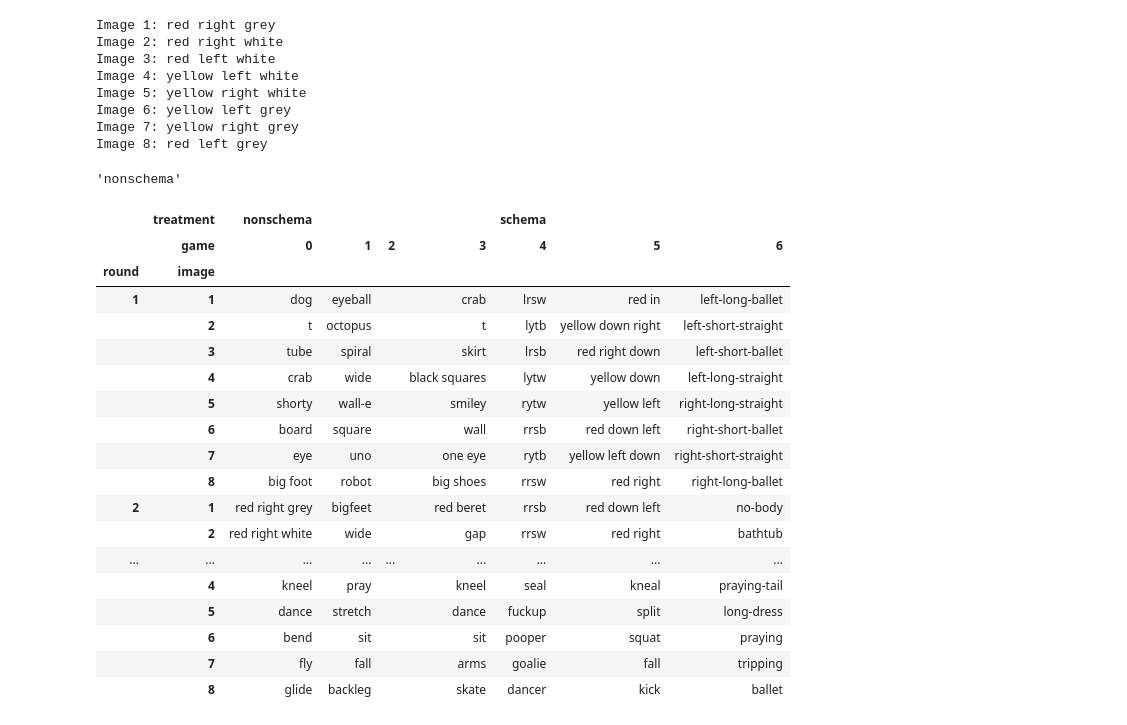
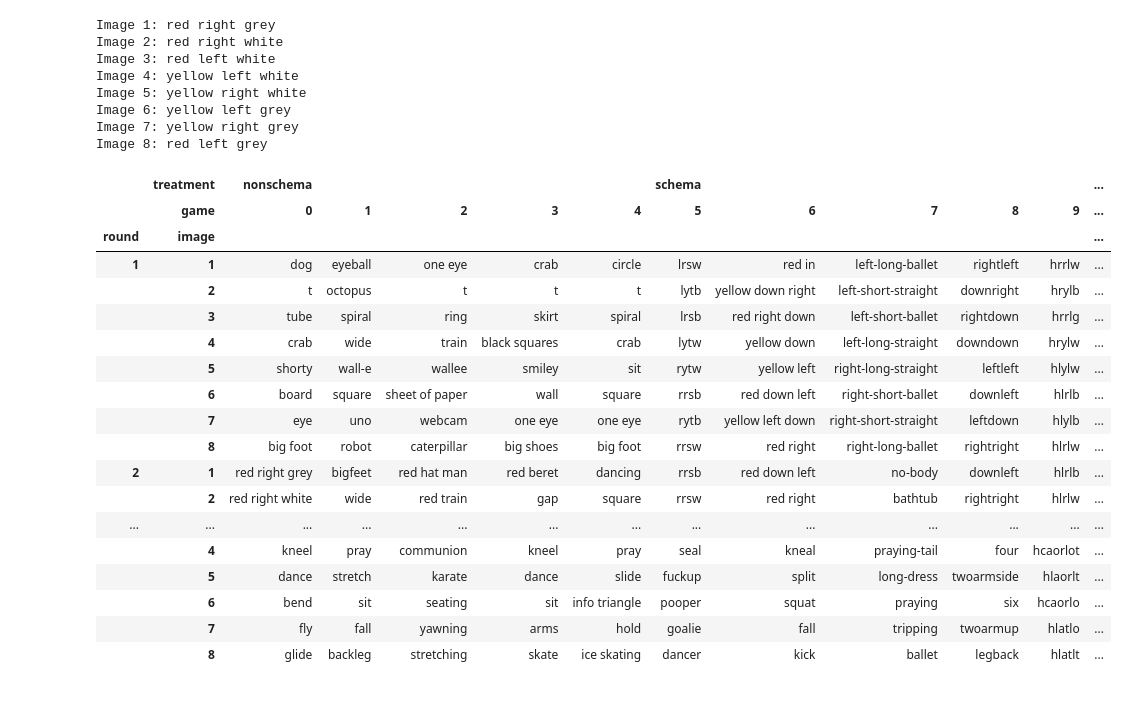
Before and after one commit to JamesPHoughton/organizational-schema-formation, a Jupyter notebook: data/analysis.ipynb, the cells around one changed output. Drawn from its saved outputs; the diff is of its cells as text; code cells hidden in the pictures.

```diff
--- a/data/analysis.ipynb
+++ b/data/analysis.ipynb
@@ -31,14 +31,19 @@ import pandas as pd
 import re
 # %%
 # read science data line by line, parse json, and store in a list
-filename = 'batch_20240411_1440_MITMBA.scienceData.jsonl'
+# filename = 'batch_20240411_1440_MITMBA.scienceData.jsonl'
+# filename = 'batch_20240416_1753_MITMBA.scienceData.jsonl'
+filenames = [
+    "batch_20240411_1440_MITMBA.scienceData.jsonl",
+    "batch_20240416_1753_MITMBA.scienceData.jsonl"
+]
 data = []
-
-with open(filename) as f:
-    for line in f:
-        parsed = json.loads(line)
-        if parsed['sampleId'] != 'missing':
-            data.append(parsed)
+for filename in filenames:
+    with open(filename) as f:
+        for line in f:
+            parsed = json.loads(line)
+            if parsed['sampleId'] != 'missing':
+                data.append(parsed)
 
 sorted_data = sorted(data, key=lambda x: x['treatment']['name']+x['gameId'])
 
@@ -215,6 +265,11 @@ labeling_stages = [label for label in submit_times.columns if 'labeling' in labe
 
 for i, row in submit_times.iterrows():
     plt.plot(row[labeling_stages], c=('blue' if i[0] == 'nonschema' else 'red'), alpha=0.5, label=f"{i[0]}")
+    if i[2] % 2 == 0:
+        plt.annotate(
+            f"{i[1]}", (len(labeling_stages)-1, row[labeling_stages[-1]]),
+            xycoords="data", ha='left', va='center'
+            )
 
 plt.xticks(rotation=90)
 plt.ylim(0, 600)
@@ -251,52 +306,49 @@ Image 5: yellow right white
 Image 6: yellow left grey
 Image 7: yellow right grey
 Image 8: red left grey
-# %%
-data[0]['treatment']["name"]
-# %% [output]
-'nonschema'
 # %%
 def extract_word(cell):
-    return str(cell).split(":")[1].strip().lower()
+    return str(re.sub(r"\d", "", str(cell).replace("Image", "")).replace(":", "").strip().lower())
+    # return str(cell).split(":")[1].strip().lower()
 
     # pattern = r"Image \d+:\s*(\w+\s)\s*"
     # match = re.search(pattern, str(cell), re.IGNORECASE)
     # return match.group(1) if match else cell
 
 labels_collector = []
 for row in data:
     row_labels = {}
     for key, d in row['prompts'].items():
         if 'labeling' in key:
             round = key.split('_')[2]
             round_labels = [extract_word(line) for line in d['value'].split("\n") if len(line.strip()) > 0]
             for i, label in enumerate(round_labels):
                 row_labels[(round, i+1)] = label
     labels_collector.append(row_labels)
 labels = pd.DataFrame(labels_collector, index=index).T
 labels.index = pd.MultiIndex.from_tuples(labels.index, names=['round', 'image'])
 labels = labels.T.groupby(level=["treatment", "game"]).first().T
 labels
 # %% [output]
-|  | treatment | nonschema |  |  |  | schema |  |  |
-|  | game | 0 | 1 | 2 | 3 | 4 | 5 | 6 |
-| round | image |  |  |  |  |  |  |  |
-| 1 | 1 | dog | eyeball |  | crab | lrsw | red in | left-long-ballet |
-|  | 2 | t | octopus |  | t | lytb | yellow down right | left-short-straight |
-|  | 3 | tube | spiral |  | skirt | lrsb | red right down | left-short-ballet |
-|  | 4 | crab | wide |  | black squares | lytw | yellow down | left-long-straight |
-|  | 5 | shorty | wall-e |  | smiley | rytw | yellow left | right-long-straight |
-|  | 6 | board | square |  | wall | rrsb | red down left | right-short-ballet |
-|  | 7 | eye | uno |  | one eye | rytb | yellow left down | right-short-straight |
-|  | 8 | big foot | robot |  | big shoes | rrsw | red right | right-long-ballet |
-| 2 | 1 | red right grey | bigfeet |  | red beret | rrsb | red down left | no-body |
-|  | 2 | red right white | wide |  | gap | rrsw | red right | bathtub |
-| ... | ... | ... | ... | ... | ... | ... | ... | ... |
-|  | 4 | kneel | pray |  | kneel | seal | kneal | praying-tail |
-|  | 5 | dance | stretch |  | dance | fuckup | split | long-dress |
-|  | 6 | bend | sit |  | sit | pooper | squat | praying |
-|  | 7 | fly | fall |  | arms | goalie | fall | tripping |
-|  | 8 | glide | backleg |  | skate | dancer | kick | ballet |
+|  | treatment | nonschema |  |  |  |  | schema |  |  |  |  | ... |
+|  | game | 0 | 1 | 2 | 3 | 4 | 5 | 6 | 7 | 8 | 9 | ... |
+| round | image |  |  |  |  |  |  |  |  |  |  | ... |
+| 1 | 1 | dog | eyeball | one eye | crab | circle | lrsw | red in | left-long-ballet | rightleft | hrrlw | ... |
+|  | 2 | t | octopus | t | t | t | lytb | yellow down right | left-short-straight | downright | hrylb | ... |
+|  | 3 | tube | spiral | ring | skirt | spiral | lrsb | red right down | left-short-ballet | rightdown | hrrlg | ... |
+|  | 4 | crab | wide | train | black squares | crab | lytw | yellow down | left-long-straight | downdown | hrylw | ... |
+|  | 5 | shorty | wall-e | wallee | smiley | sit | rytw | yellow left | right-long-straight | leftleft | hlylw | ... |
+|  | 6 | board | square | sheet of paper | wall | square | rrsb | red down left | right-short-ballet | downleft | hlrlb | ... |
+|  | 7 | eye | uno | webcam | one eye | one eye | rytb | yellow left down | right-short-straight | leftdown | hlylb | ... |
+|  | 8 | big foot | robot | caterpillar | big shoes | big foot | rrsw | red right | right-long-ballet | rightright | hlrlw | ... |
+| 2 | 1 | red right grey | bigfeet | red hat man | red beret | dancing | rrsb | red down left | no-body | downleft | hlrlb | ... |
+|  | 2 | red right white | wide | red train | gap | square | rrsw | red right | bathtub | rightright | hlrlw | ... |
+| ... | ... | ... | ... | ... | ... | ... | ... | ... | ... | ... | ... | ... |
+|  | 4 | kneel | pray | communion | kneel | pray | seal | kneal | praying-tail | four | hcaorlot | ... |
+|  | 5 | dance | stretch | karate | dance | slide | fuckup | split | long-dress | twoarmside | hlaorlt | ... |
+|  | 6 | bend | sit | seating | sit | info triangle | pooper | squat | praying | six | hcaorlo | ... |
+|  | 7 | fly | fall | yawning | arms | hold | goalie | fall | tripping | twoarmup | hlatlo | ... |
+|  | 8 | glide | backleg | stretching | skate | ice skating | dancer | kick | ballet | legback | hlatlt | ... |
 # %%
 recall = pd.DataFrame([{key: d['value'] for key, d in row['prompts'].items() if 'recall' in key} for row in data], index=index).applymap(lambda x: str(x).lower().strip()).T
 recall_index = pd.MultiIndex.from_tuples(pd.Series(recall.index).apply(lambda x: x.split("_")[2:]), names=["round", "stage"])
```
Also changed, not shown: parts of 17 cells of this notebook.
